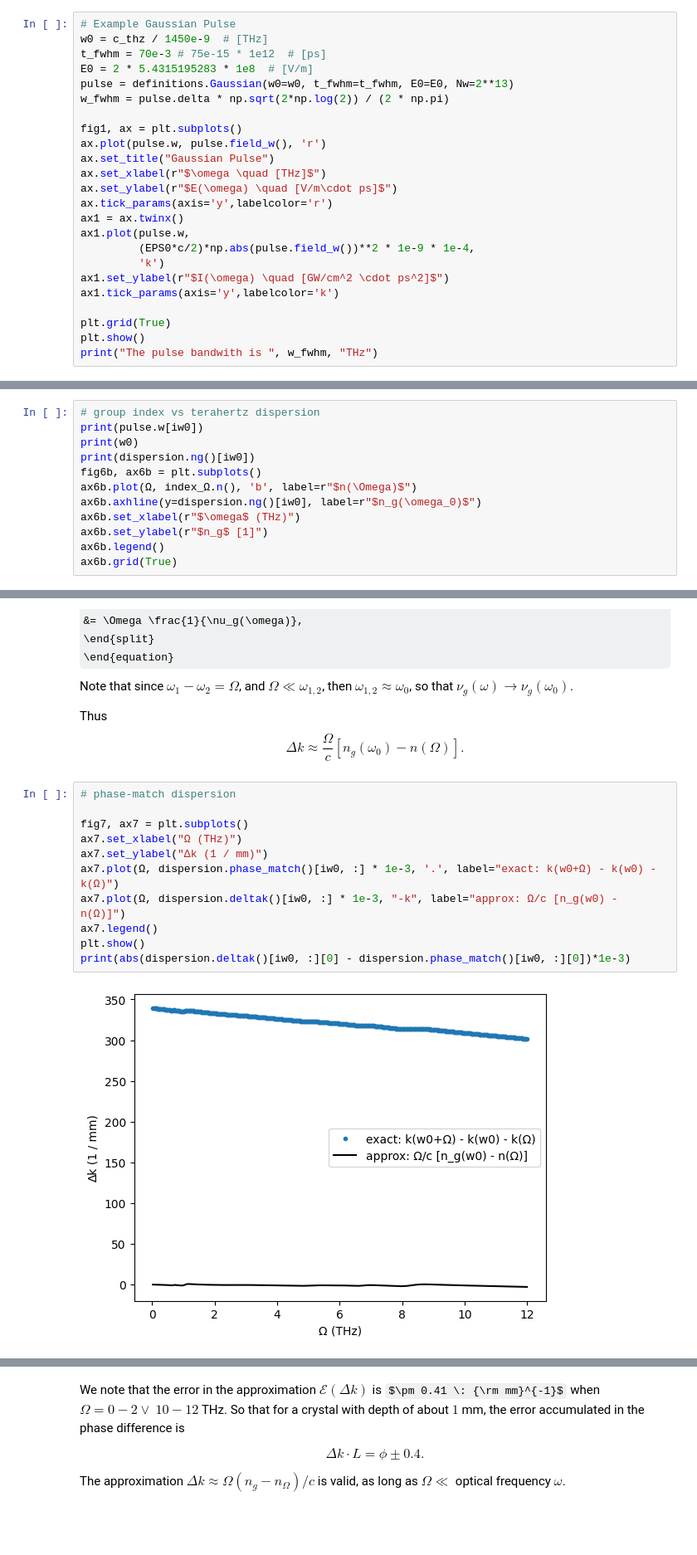
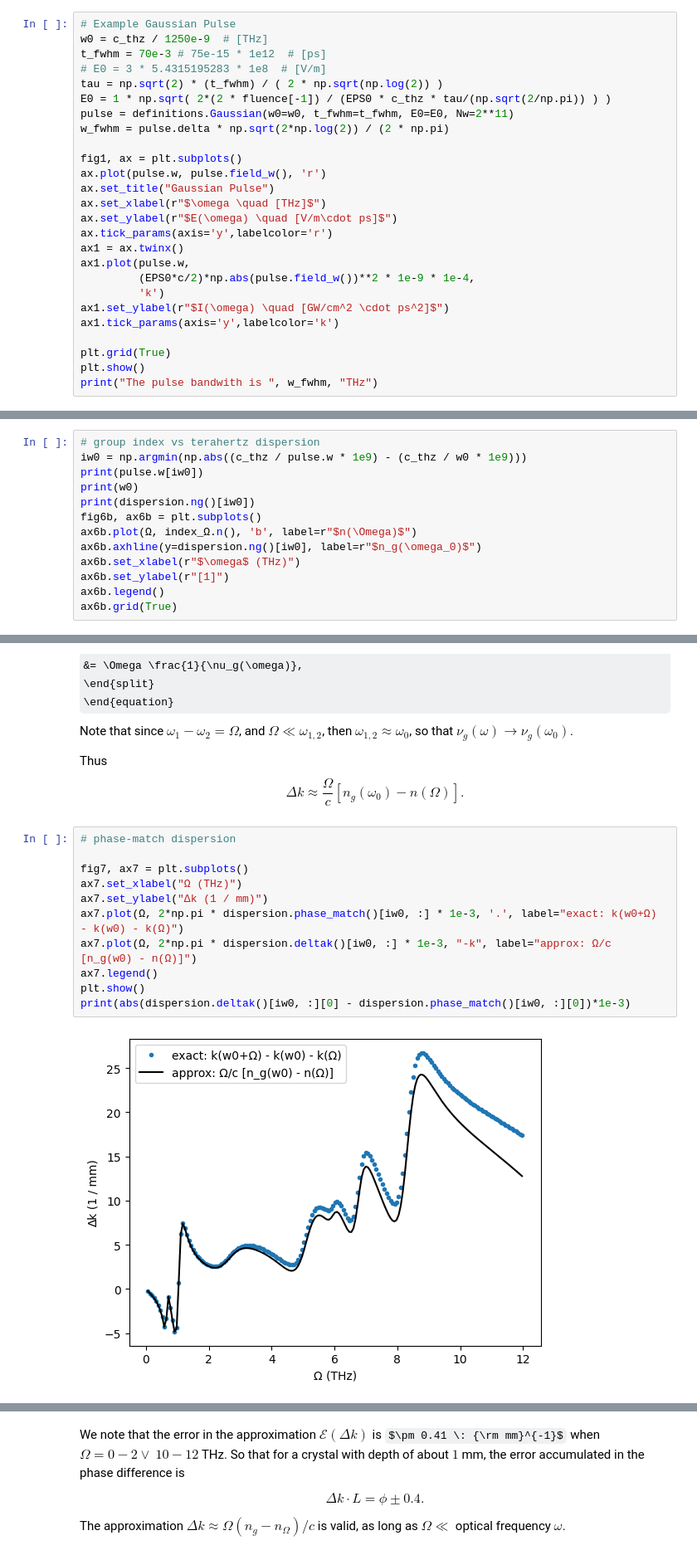
Before and after one commit to p-engel/nonlinear_optics, a Jupyter notebook: optical_rectification/analysis.ipynb, the cells around one changed output, grey strips where cells are left out. Shown at 83% size. Drawn from its saved outputs; the diff is of its cells as text; some formulas as TeX source; blank space fills up the shorter version.

```diff
--- a/optical_rectification/analysis.ipynb
+++ b/optical_rectification/analysis.ipynb
@@ -61,10 +61,12 @@ This result yields the well known time-bandwidth product of a Fourier transform
 \end{equation}
 # %%
 # Example Gaussian Pulse
-w0 = c_thz / 1450e-9  # [THz]
+w0 = c_thz / 1250e-9  # [THz]
 t_fwhm = 70e-3 # 75e-15 * 1e12  # [ps]
-E0 = 2 * 5.4315195283 * 1e8  # [V/m]
-pulse = definitions.Gaussian(w0=w0, t_fwhm=t_fwhm, E0=E0, Nw=2**13)
+# E0 = 3 * 5.4315195283 * 1e8  # [V/m]
+tau = np.sqrt(2) * (t_fwhm) / ( 2 * np.sqrt(np.log(2)) )
+E0 = 1 * np.sqrt( 2*(2 * fluence[-1]) / (EPS0 * c_thz * tau/(np.sqrt(2/np.pi)) ) )
+pulse = definitions.Gaussian(w0=w0, t_fwhm=t_fwhm, E0=E0, Nw=2**11)
 w_fwhm = pulse.delta * np.sqrt(2*np.log(2)) / (2 * np.pi)
 
 fig1, ax = plt.subplots()
@@ -241,5 +248,6 @@ Name: lambda_nm, Length: 63, dtype: float64
 # %%
 # group index vs terahertz dispersion
+iw0 = np.argmin(np.abs((c_thz / pulse.w * 1e9) - (c_thz / w0 * 1e9)))
 print(pulse.w[iw0])
 print(w0)
 print(dispersion.ng()[iw0])
@@ -247,7 +255,7 @@ fig6b, ax6b = plt.subplots()
 ax6b.plot(Ω, index_Ω.n(), 'b', label=r"$n(\Omega)$")
 ax6b.axhline(y=dispersion.ng()[iw0], label=r"$n_g(\omega_0)$")
 ax6b.set_xlabel(r"$\omega$ (THz)")
-ax6b.set_ylabel(r"$n_g$ [1]")
+ax6b.set_ylabel(r"[1]")
 ax6b.legend()
 ax6b.grid(True)
 # %% [output]
@@ -277,13 +288,13 @@ Thus
 # %%
 # phase-match dispersion
 
 fig7, ax7 = plt.subplots()
 ax7.set_xlabel("Ω (THz)")
 ax7.set_ylabel("∆k (1 / mm)")
-ax7.plot(Ω, dispersion.phase_match()[iw0, :] * 1e-3, '.', label="exact: k(w0+Ω) - k(w0) - k(Ω)")
-ax7.plot(Ω, dispersion.deltak()[iw0, :] * 1e-3, "-k", label="approx: Ω/c [n_g(w0) - n(Ω)]")
+ax7.plot(Ω, 2*np.pi * dispersion.phase_match()[iw0, :] * 1e-3, '.', label="exact: k(w0+Ω) - k(w0) - k(Ω)")
+ax7.plot(Ω, 2*np.pi * dispersion.deltak()[iw0, :] * 1e-3, "-k", label="approx: Ω/c [n_g(w0) - n(Ω)]")
 ax7.legend()
 plt.show()
 print(abs(dispersion.deltak()[iw0, :][0] - dispersion.phase_match()[iw0, :][0])*1e-3)
 # %% [output]
-[figure, old version]
+[figure, new version]
```
Also changed, not shown: parts of 18 cells of this notebook.
